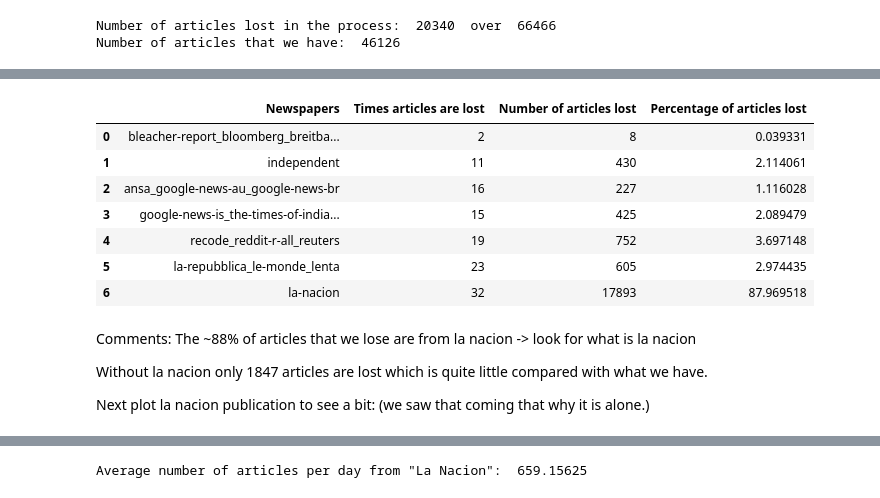
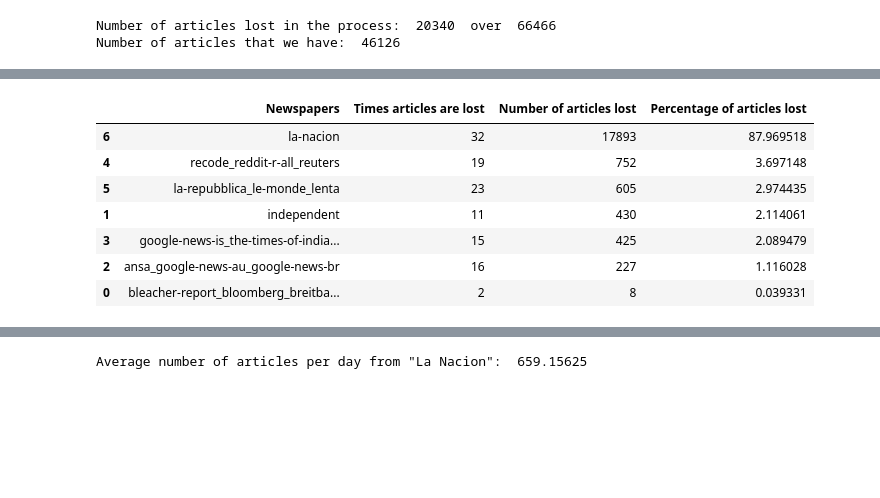
Before and after one commit to Grazeli/BDA_project, a Jupyter notebook: summary_analysis.ipynb, the cells around one changed output, grey strips where cells are left out. Cells and saved outputs as stored; diff of their text form; code cells hidden in the pictures; blank space fills up the shorter version.

```diff
--- a/summary_analysis.ipynb
+++ b/summary_analysis.ipynb
@@ -102,37 +101,33 @@ let's see by group of newspapers
 # %%
 cursor.execute("""
 SELECT SUM(num_articles), papers, COUNT(*) FROM
 ( SELECT num_articles, papers FROM summary WHERE num_articles > 100
 ) AS rows_over
 GROUP BY papers
 ORDER BY SUM(num_articles)
 """)
 rows = cursor.fetchall()
 
 results = []
+
 all_articles_lost = sum([x[0] - 100 * x[2] for x in rows])
 
 for num_articles, papers, times_lost in rows:
     articles_lost = num_articles - 100 * times_lost
     percentage_lost = (articles_lost / all_articles_lost) * 100
     row = (papers, times_lost, articles_lost, percentage_lost)
 
     results.append(row)
 
 df = pd.DataFrame(results, columns=['Newspapers', 'Times articles are lost','Number of articles lost', 'Percentage of articles lost'])
+df = df.sort_values(by=['Number of articles lost'],ascending=False)
 df
 # %% [output]
 |  | Newspapers | Times articles are lost | Number of articles lost | Percentage of articles lost |
-| 0 | bleacher-report_bloomberg_breitba... | 2 | 8 | 0.039331 |
-| 1 | independent | 11 | 430 | 2.114061 |
-| 2 | ansa_google-news-au_google-news-br | 16 | 227 | 1.116028 |
-| 3 | google-news-is_the-times-of-india... | 15 | 425 | 2.089479 |
+| 6 | la-nacion | 32 | 17893 | 87.969518 |
 | 4 | recode_reddit-r-all_reuters | 19 | 752 | 3.697148 |
 | 5 | la-repubblica_le-monde_lenta | 23 | 605 | 2.974435 |
-| 6 | la-nacion | 32 | 17893 | 87.969518 |
+| 1 | independent | 11 | 430 | 2.114061 |
+| 3 | google-news-is_the-times-of-india... | 15 | 425 | 2.089479 |
+| 2 | ansa_google-news-au_google-news-br | 16 | 227 | 1.116028 |
+| 0 | bleacher-report_bloomberg_breitba... | 2 | 8 | 0.039331 |
-# %% [markdown]
-Comments: The ~88% of articles that we lose are from la nacion -> look for what is la nacion
-
-Without la nacion only 1847 articles are lost which is quite little compared with what we have.
-
-Next plot la nacion publication to see a bit: (we saw that coming that why it is alone.)
```
Also changed, not shown: parts of 14 cells of this notebook, 2 other files.
